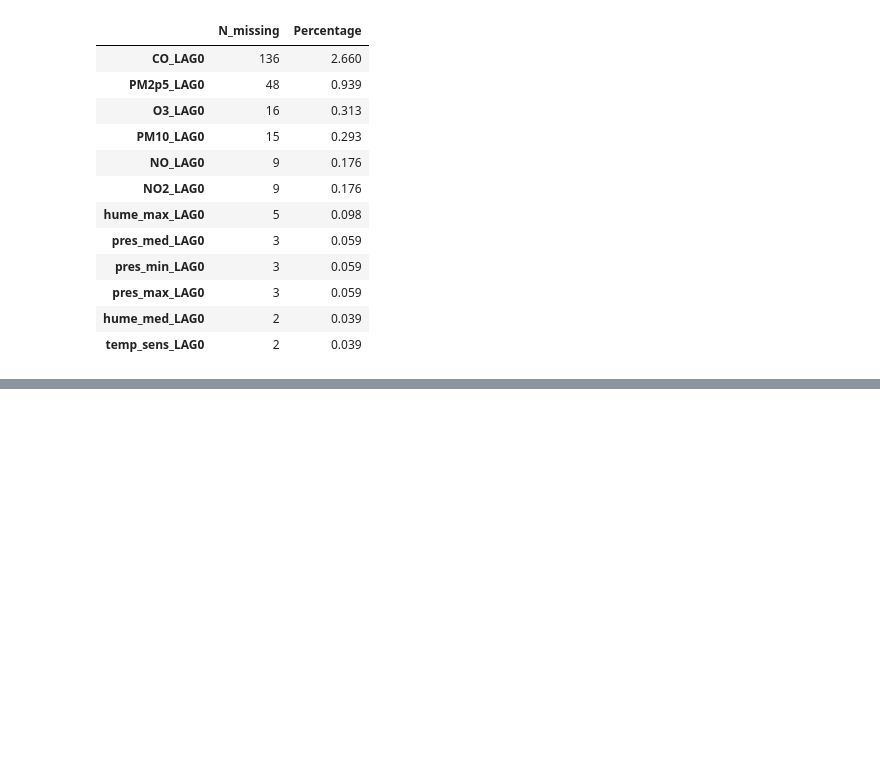
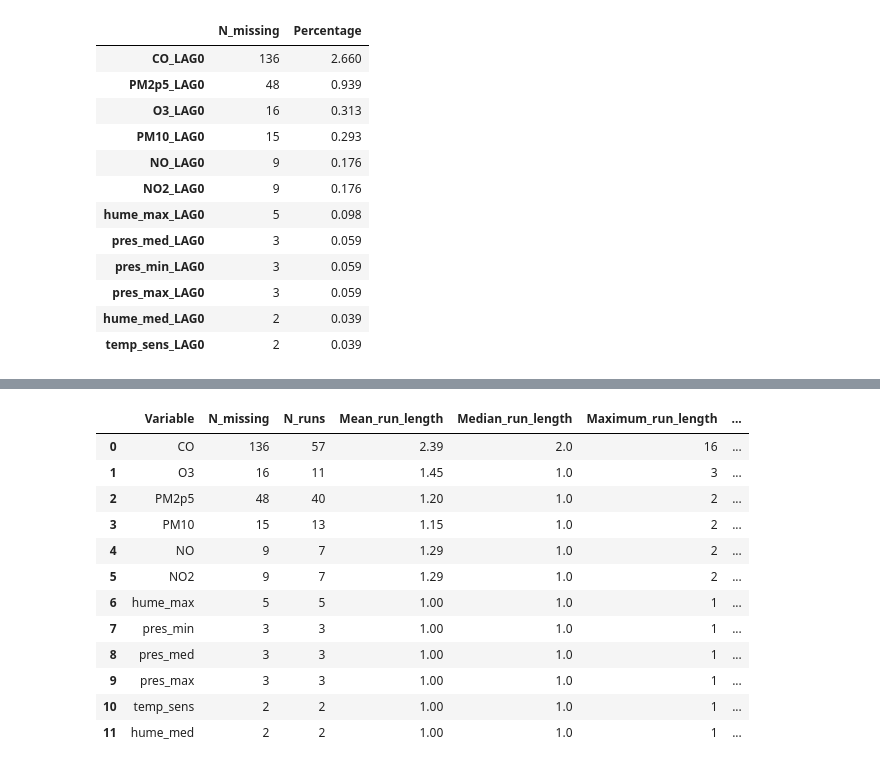
Before and after one commit to miguelmartinnieto09/copd-exacerbation-forecasting, a Jupyter notebook: notebooks/01_data_quality_and_cleaning.ipynb, the cells around one changed output, grey strips where cells are left out. Cells and saved outputs as stored; diff of their text form; code cells hidden in the pictures; blank space fills up the shorter version.

```diff
--- a/notebooks/01_data_quality_and_cleaning.ipynb
+++ b/notebooks/01_data_quality_and_cleaning.ipynb
@@ -217,0 +367,51 @@ missing_summary.loc[
+# %%
+run_summary = []
+
+for col in lag0_cols:
+    if not df[col].isna().any():
+        continue
+
+    runs = get_missing_runs(
+        df,
+        column=col,
+    )
+
+    longest_run = runs.iloc[0]
+
+    run_summary.append(
+        {
+            "Variable": col.replace("_LAG0", ""),
+            "N_missing": int(df[col].isna().sum()),
+            "N_runs": len(runs),
+            "Mean_run_length": runs["length"].mean(),
+            "Median_run_length": runs["length"].median(),
+            "Maximum_run_length": int(longest_run["length"]),
+            "Longest_run_start": longest_run["start"].date(),
+            "Longest_run_end": longest_run["end"].date(),
+        }
+    )
+
+run_summary = (
+    pd.DataFrame(run_summary)
+    .sort_values(
+        ["Maximum_run_length", "N_missing"],
+        ascending=False,
+    )
+    .reset_index(drop=True)
+)
+
+run_summary.round(2)
+# %% [output]
+|  | Variable | N_missing | N_runs | Mean_run_length | Median_run_length | Maximum_run_length | ... |
+| 0 | CO | 136 | 57 | 2.39 | 2.0 | 16 | ... |
+| 1 | O3 | 16 | 11 | 1.45 | 1.0 | 3 | ... |
+| 2 | PM2p5 | 48 | 40 | 1.20 | 1.0 | 2 | ... |
+| 3 | PM10 | 15 | 13 | 1.15 | 1.0 | 2 | ... |
+| 4 | NO | 9 | 7 | 1.29 | 1.0 | 2 | ... |
+| 5 | NO2 | 9 | 7 | 1.29 | 1.0 | 2 | ... |
+| 6 | hume_max | 5 | 5 | 1.00 | 1.0 | 1 | ... |
+| 7 | pres_min | 3 | 3 | 1.00 | 1.0 | 1 | ... |
+| 8 | pres_med | 3 | 3 | 1.00 | 1.0 | 1 | ... |
+| 9 | pres_max | 3 | 3 | 1.00 | 1.0 | 1 | ... |
+| 10 | temp_sens | 2 | 2 | 1.00 | 1.0 | 1 | ... |
+| 11 | hume_med | 2 | 2 | 1.00 | 1.0 | 1 | ... |
```
Also changed, not shown: parts of 17 cells of this notebook.
